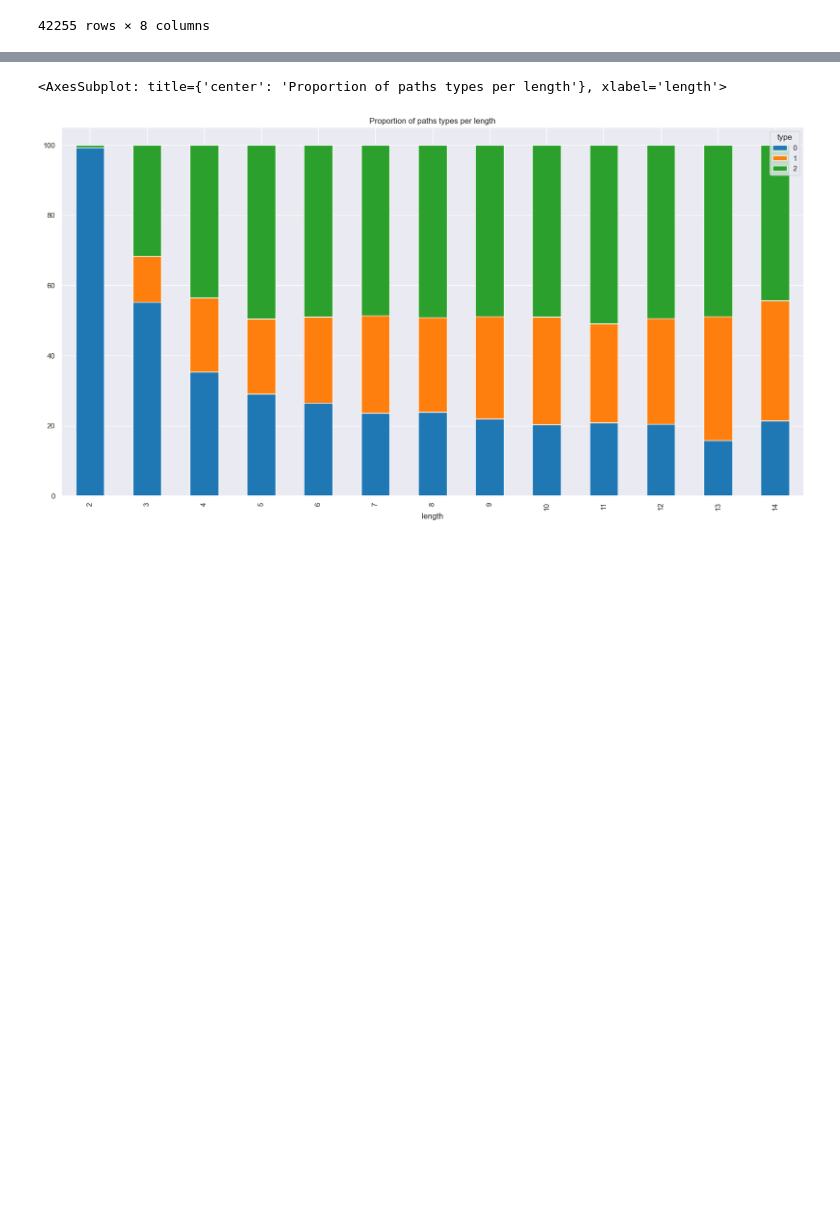
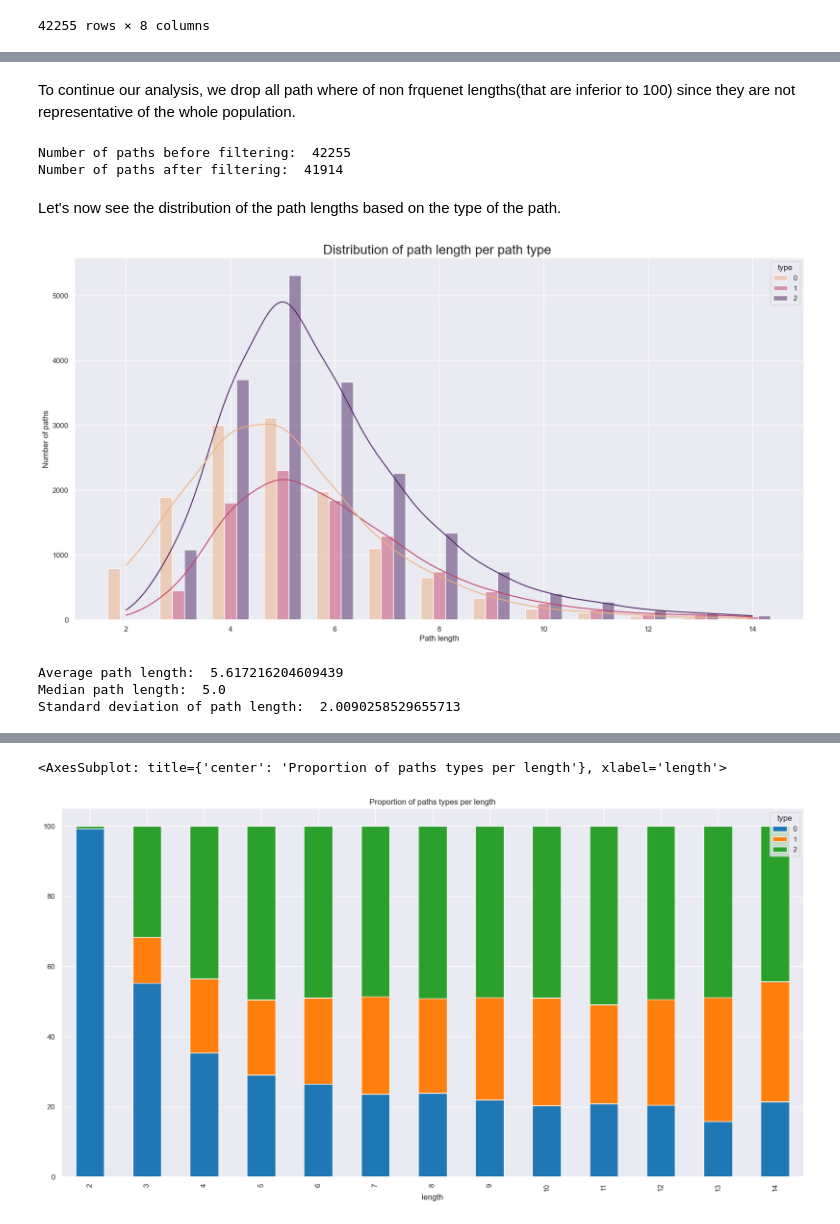
Before and after one commit to epfl-ada/ada-2022-project-groupe53, a Jupyter notebook: MehdiPlayground.ipynb, the cells around one changed output, grey strips where cells are left out. Drawn from its saved outputs; the diff is of its cells as text; code cells hidden in the pictures; blank space fills up the shorter version.

```diff
--- a/MehdiPlayground.ipynb
+++ b/MehdiPlayground.ipynb
@@ -17,10 +30,13 @@ article_comparator = ac.ArticleComparator("data/plaintext_articles/", article_li
 # %%
-# create a df with path, start, end, length
+# Create a df with path, start, end, length
 df_paths_finished = pd.DataFrame(columns=['path', 'start', 'end', 'length'])
 counter = 0
+discarded_paths = 0
 
+# Read the paths from the paths_finished.tsv file
 with open("data/paths_finished.tsv",encoding="utf8") as file:
             tsv_file = csv.reader(file, delimiter="\t")
+            #For each line in the file
             for line in tsv_file:
                 # Skip empty or commented lines
                 if len(line)==0 or line[0].startswith("#"):
@@ -28,9 +44,16 @@ with open("data/paths_finished.tsv",encoding="utf8") as file:
                 else:
                     path = line[3].split(';')
                     if path.__contains__('<') or path.__contains__('Pikachu'):
+                        discarded_paths += 1
                         continue
+                    # Set the start node as the fist node in the path
                     start = path[0]
+                    # Set the end node as the last node in the path
                     end = path[-1]
+                    # Set the length of the path
                     length = len(path)
+                    # Add the path to the dataframe
                     df_paths_finished.loc[counter] = [path, start, end, length]
                     counter += 1
+print("Discarded paths due to backclicks: ", discarded_paths)
+print("Number of paths retained: ", len(df_paths_finished))
@@ -73,14 +128,17 @@ df_paths_finished = df_paths_finished[df_paths_finished['length'] > 1]
 # %%
-def score_monotony(sequence):
+def path_score(sequence):
   # Initialize the score to 0
   score = 0
 
   # Loop through the numbers in the sequence, starting at the second number
   for i in range(1, len(sequence)):
+    # If the difference between the current number and the previous number is less than 0.05, add 0 to the score
     if np.abs(sequence[i] - sequence[i-1]) < 0.05:
       score += 0
+    # If the next article is more similar than the previous article, add 1 to the score
     elif sequence[i] > sequence[i-1]:
       score += 1
+    # If the next article is less similar than the previous article, subtract 1 from the score
     elif sequence[i] < sequence[i-1]:
       score -= 1
 
@@ -88,4 +150,4 @@ def score_monotony(sequence):
 # %%
-df_paths_finished['score_article_similarity'] = df_paths_finished.apply(lambda row: score_monotony(row['article_similarity']), axis=1)
-df_paths_finished['score_title_similarity'] = df_paths_finished.apply(lambda row: score_monotony(row['title_similarity']), axis=1)
+df_paths_finished['score_article_similarity'] = df_paths_finished.apply(lambda row: path_score(row['article_similarity']), axis=1)
+df_paths_finished['score_title_similarity'] = df_paths_finished.apply(lambda row: path_score(row['title_similarity']), axis=1)
 # %%
@@ -121,3 +189,34 @@ Name: type, dtype: float64
+# %% [markdown]
+To continue our analysis, we drop all path where of non frquenet lengths(that are inferior to 100) since they are not representative of the whole population.
 # %%
-# drop the entries where the length appear less than 10 times
+# drop the entries where the length appear less than 100 times
+print("Number of paths before filtering: ", len(df_paths_finished))
 df_paths_multiple = df_paths_finished.groupby('length').filter(lambda x: len(x) > 100)
+print("Number of paths after filtering: ", len(df_paths_multiple))
+# %% [output]
+Number of paths before filtering:  42255
+Number of paths after filtering:  41914
+# %% [markdown]
+Let's now see the distribution of the path lengths based on the type of the path.
+# %%
+# plot the distribution of the type per length using hue type histplot plot and kde=true,
+sns.set_context("paper")
+sns.set_style("darkgrid")
+sns.set_theme(palette="flare")
+fig, ax = plt.subplots( figsize=(20, 10))
+sns.histplot(data=df_paths_multiple, x="length", hue="type",bins=35,stat = 'count',discrete= True, shrink=0.7,
+  multiple="dodge", palette="flare", kde=True, ax=ax, kde_kws={'bw_method': 0.28})
+ax.set_xlabel("Path length")
+ax.set_ylabel("Number of paths")
+ax.set_title("Distribution of path length per path type ", fontsize=20)
+plt.show()
+
+# print average, median path length and standard deviation
+print("Average path length: ", df_paths_multiple['length'].mean())
+print("Median path length: ", df_paths_multiple['length'].median())
+print("Standard deviation of path length: ", df_paths_multiple['length'].std())
+# %% [output]
+[figure, added]
+Average path length:  5.617216204609439
+Median path length:  5.0
+Standard deviation of path length:  2.0090258529655713
```
Also changed, not shown: parts of 37 cells of this notebook.
